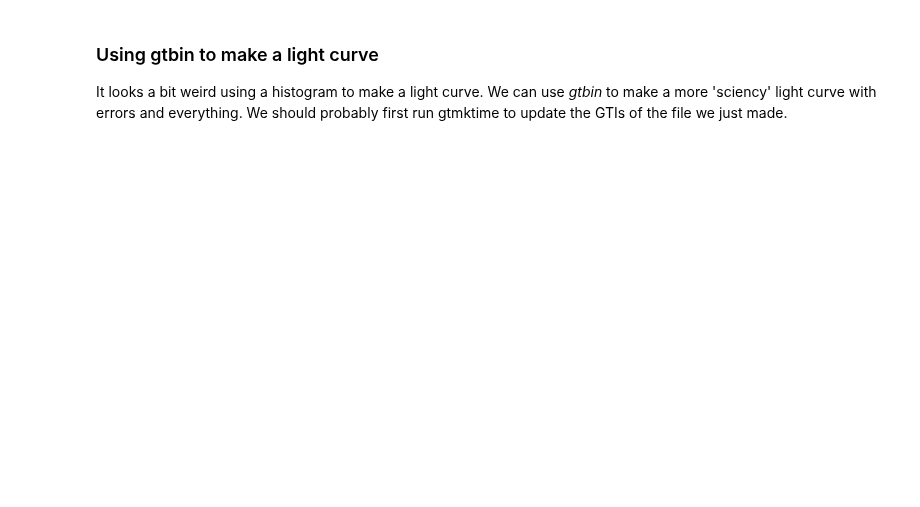
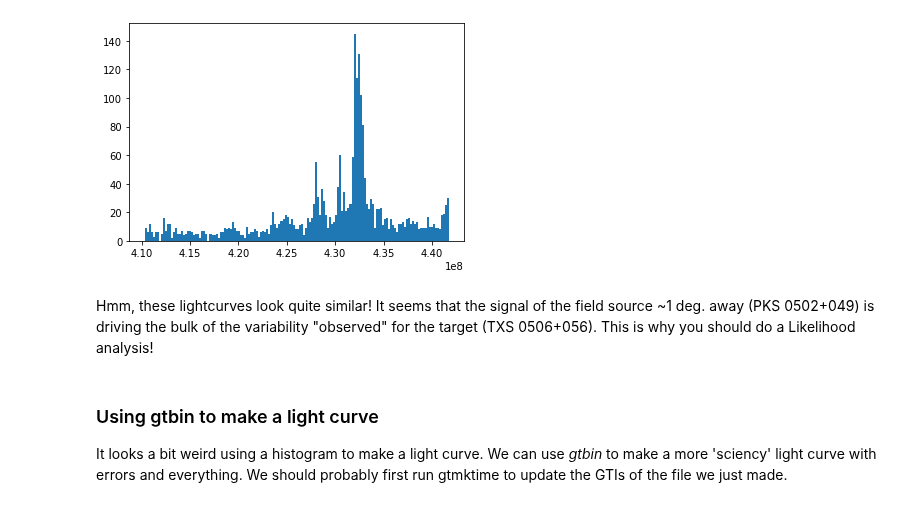
Before and after one commit to FermiSummerSchool/fermi-summer-school, a Jupyter notebook: Data_Exploration/Data_QuickLook.ipynb, the cells around one changed output. Cells and saved outputs as stored; diff of their text form; code cells hidden in the pictures; blank space fills up the shorter version.

```diff
--- a/Data_Exploration/Data_QuickLook.ipynb
+++ b/Data_Exploration/Data_QuickLook.ipynb
@@ -111,3 +192,12 @@ n, bins, patches = hist(lc_gtselect[1].data.field('TIME'), bins=100)
+# %%
+lc2_gtselect = pyfits.open('../0506data/0502_1deg.fits')
+# %%
+# This is the ligthcurve for PKS 0502+049
+n, bins, patches = hist(lc2_gtselect[1].data.field('TIME'), bins=150)
+# %% [output]
+[figure, added]
+# %% [markdown]
+Hmm, these lightcurves look quite similar! It seems that the signal of the field source ~1 deg. away (PKS 0502+049) is driving the bulk of the variability "observed" for the target (TXS 0506+056). This is why you should do a Likelihood analysis!
 # %% [markdown]
 ### Using gtbin to make a light curve
 
```
Also changed, not shown: parts of 41 cells of this notebook, 1 other file.
